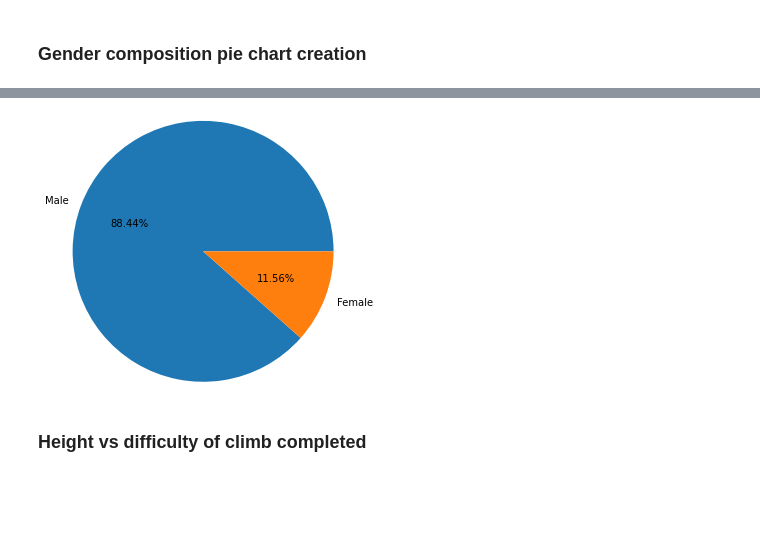
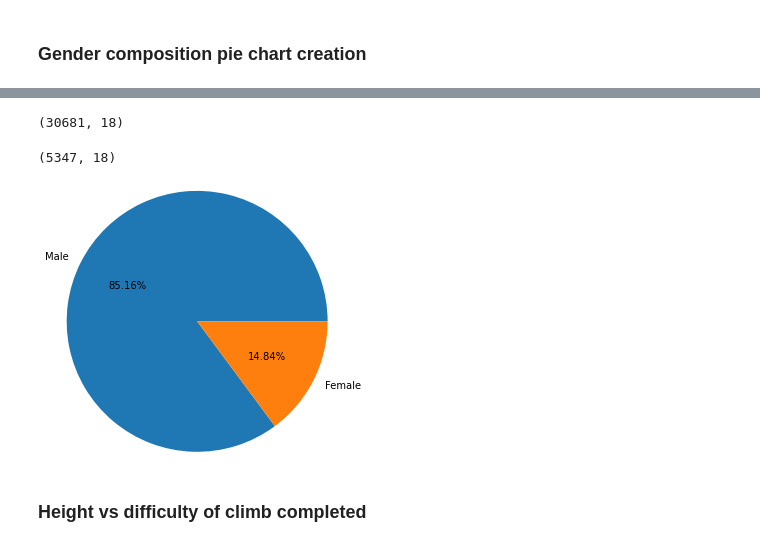
Before and after one commit to kchiev215/Passion_project, a Jupyter notebook: Data Analysis.ipynb, the cells around one changed output, grey strips where cells are left out. Saved outputs shown, nothing was run; the diff lists cells and outputs as text; code cells hidden in the pictures; blank space fills up the shorter version.

```diff
--- a/Data Analysis.ipynb
+++ b/Data Analysis.ipynb
@@ -422,11 +427,19 @@ dtype: int64
+# %%
+user_dups[user_dups['sex']=='M'].shape
+# %% [output]
+(30681, 18)
+# %%
+user_dups[user_dups['sex']=='F'].shape
+# %% [output]
+(5347, 18)
 # %%
-data = [3598594, 470457]
+data = [30681, 5347]
 pie_labels = ['Male','Female']
 plt.pie(data, labels=pie_labels,labeldistance=1.1, radius=1.5, autopct = "%0.2f%%", startangle = 360)
 plt.title = 'Gender Boulder Composition'
 plt.show()
 # %% [output]
-[figure, old version]
+[figure, new version]
 # %% [markdown]
 ### Height vs difficulty of climb completed
 # %%
```
Also changed, not shown: parts of 24 cells of this notebook.
